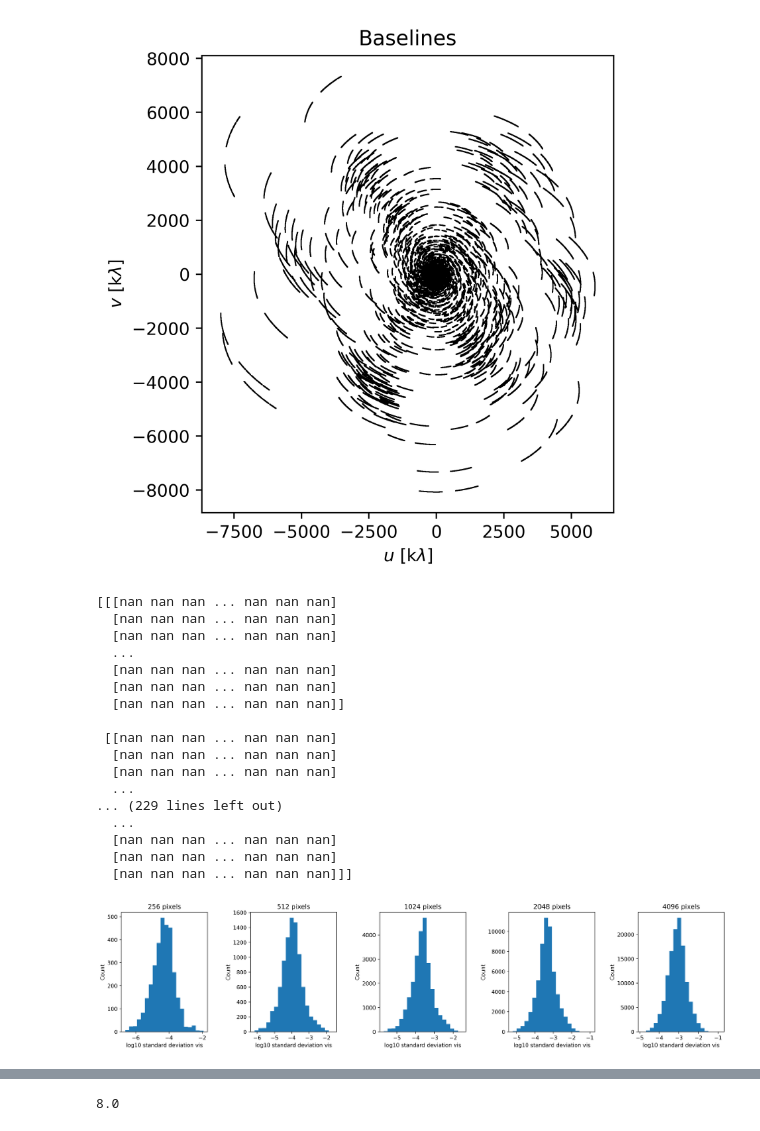
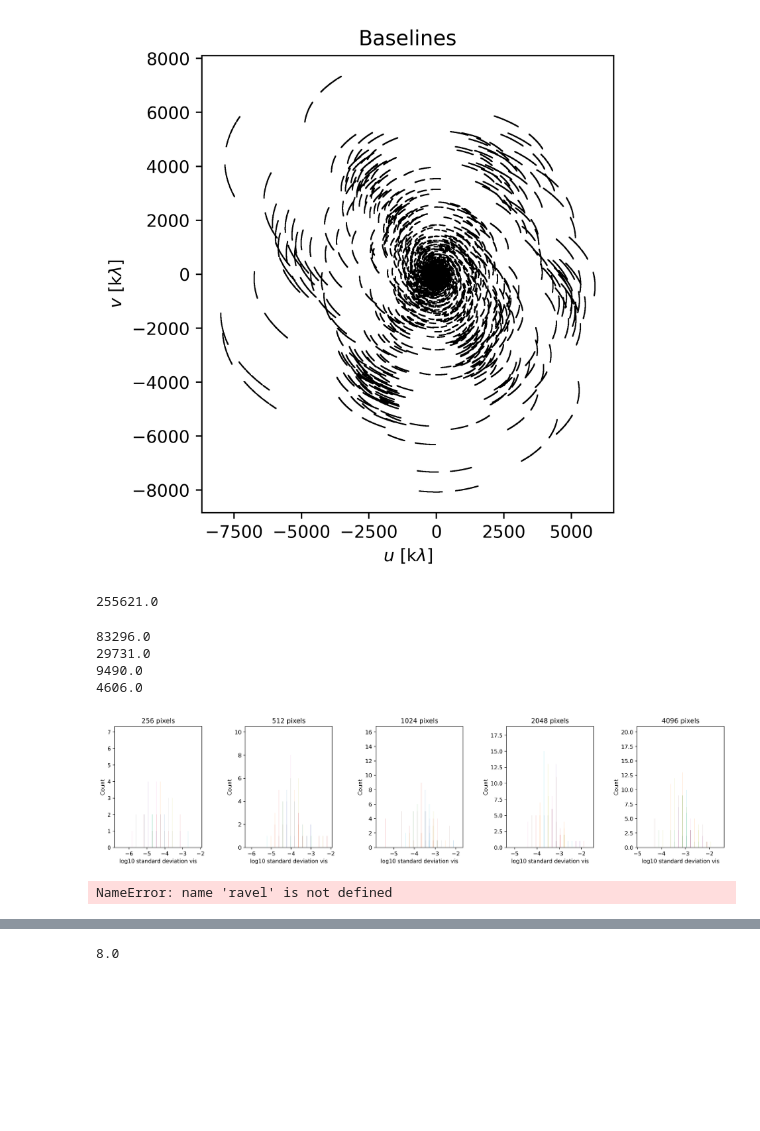
Before and after one commit to EnceladeCandy/diffusion-radio-astronomy, a Jupyter notebook: notebooks/gridding.ipynb, the cells around one changed output, grey strips where cells are left out. Saved outputs shown, nothing was run; the diff lists cells and outputs as text; code cells hidden in the pictures; blank space fills up the shorter version.

```diff
--- a/notebooks/gridding.ipynb
+++ b/notebooks/gridding.ipynb
@@ -29,42 +29,37 @@ Text(0.5, 1.0, 'Baselines')
 # %%
 fig, axs = plt.subplots(1, 5, figsize=(20, 4))
 pixel_scale = 0.0015 # arcsec
 for i, npix in enumerate([256, 512, 1024, 2048, 4096]):
     coords = coordinates.GridCoords(cell_size=pixel_scale, npix=npix)
     bin_x = coords.u_edges
     bin_y = coords.v_edges
     std_bin_real, edgex, edgey, binumber = binned_statistic_2d(u, v, vis_real, "std", (bin_x, bin_y))
     std_bin_imag, edgex, edgey, binumber = binned_statistic_2d(u, v, vis_imag,  "std", (bin_x, bin_y))
 
     count, *_ = binned_statistic_2d(u, v, vis_real, "count", (bin_x, bin_y))
-    count.shape
+    print(count.max())
 
     std_real = std_bin_real / (count + 1)
     std_imag = std_bin_imag / (count + 1)
 
-    axs[i].hist(np.log10(std_real[std_real != 0].ravel()), bins=20)
+    std_real = std_real.mean(axis = 0)
+    std_imag = std_imag.mean(axis = 0)
+
+    axs[i].hist(np.log10(std_real), bins=20)
     axs[i].set_ylabel("Count")
     axs[i].set_xlabel("log10 standard deviation vis")
     axs[i].set_title(f"{npix} pixels")
-    print(std_real)
+    #print(std_real)
 plt.subplots_adjust(wspace = 0.5)
 # %% [output]
-[[[nan nan nan ... nan nan nan]
-  [nan nan nan ... nan nan nan]
-  [nan nan nan ... nan nan nan]
-  ...
-  [nan nan nan ... nan nan nan]
-  [nan nan nan ... nan nan nan]
-  [nan nan nan ... nan nan nan]]
-
- [[nan nan nan ... nan nan nan]
-  [nan nan nan ... nan nan nan]
-  [nan nan nan ... nan nan nan]
-  ...
-... (229 lines left out)
-  ...
-  [nan nan nan ... nan nan nan]
-  [nan nan nan ... nan nan nan]
-  [nan nan nan ... nan nan nan]]]
+255621.0
+83296.0
+29731.0
+9490.0
+4606.0
-[figure, old version]
+[figure, new version]
+# %%
+ravel()
+# %% [output]
+NameError: name 'ravel' is not defined
 # %%
```
Also changed, not shown: parts of 6 cells of this notebook, 10 other files.
